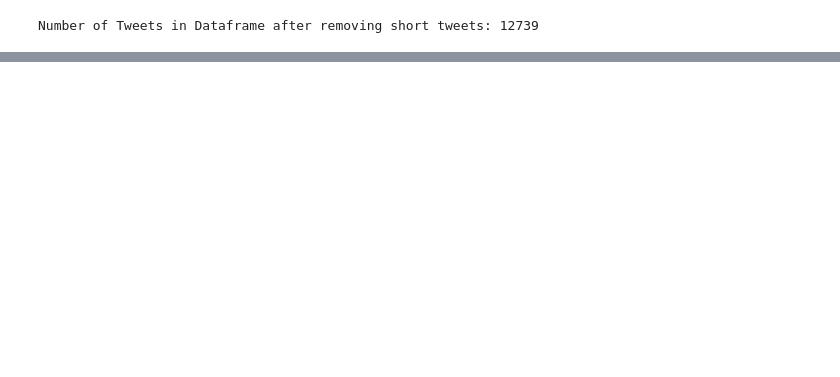
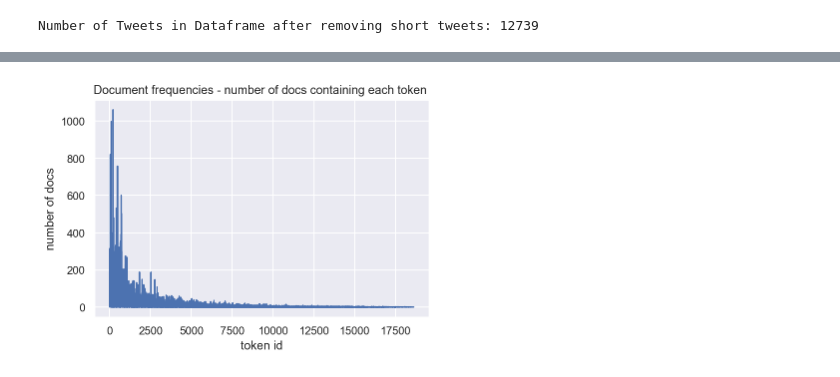
Before and after one commit to saizk/NLP-with-Spanish-Politicians-Tweets, a Jupyter notebook: data_analysis.ipynb, the cells around one changed output, grey strips where cells are left out. Saved outputs shown, nothing was run; the diff lists cells and outputs as text; code cells hidden in the pictures; blank space fills up the shorter version.

```diff
--- a/data_analysis.ipynb
+++ b/data_analysis.ipynb
@@ -113,0 +135,14 @@ tweets_corpus = [el.split() for el in tweets_corpus]
+# %%
+# Document frequencies: token_id -> how many documents contain this token
+
+
+docfreq = token_dic.dfs.items()
+docfreq = sorted(docfreq)
+j, k = zip(*docfreq)
+plt.plot(j, k)
+plt.title('Document frequencies - number of docs containing each token ')
+plt.xlabel('token id')
+plt.ylabel('number of docs')
+plt.show()
+# %% [output]
+[figure, added]
```
Also changed, not shown: parts of 9 cells of this notebook.
